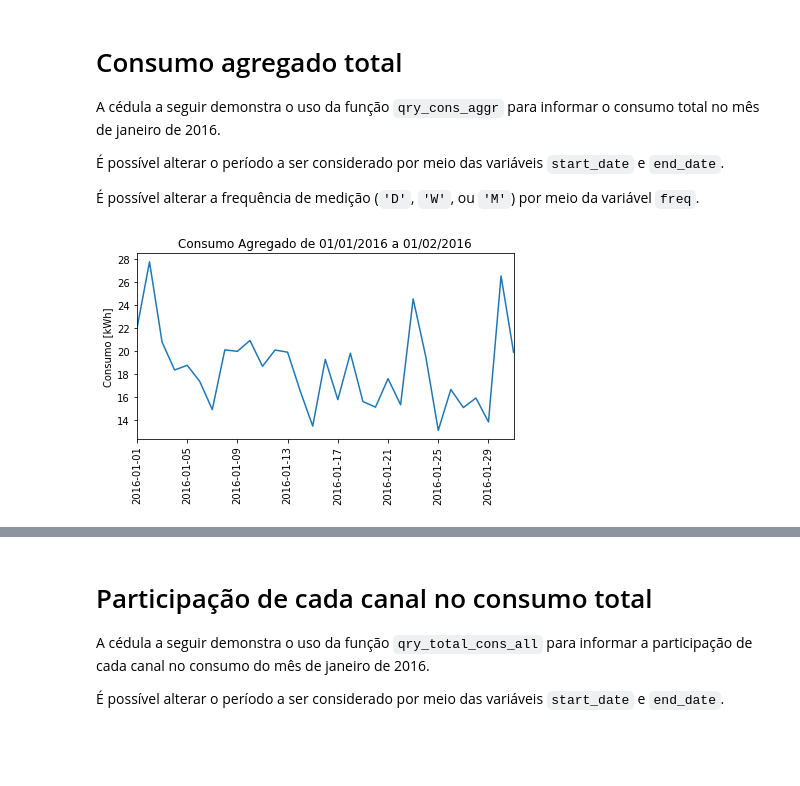
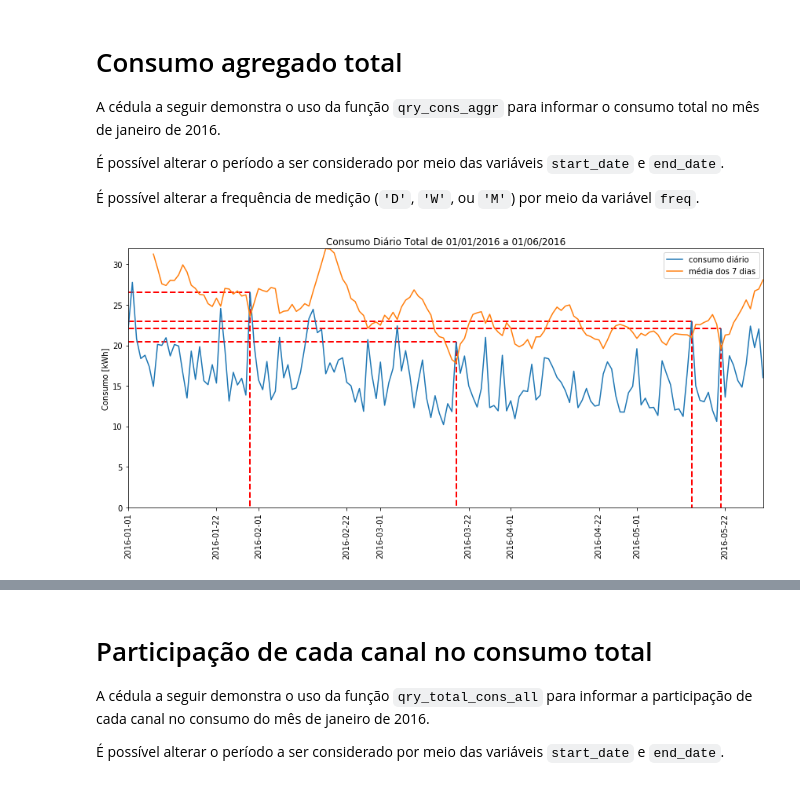
Before and after one commit to tiagoyukio12/TCC-2019, a Jupyter notebook: info_vis.ipynb, the cells around one changed output, grey strips where cells are left out. Drawn from its saved outputs; the diff is of its cells as text; code cells hidden in the pictures; blank space fills up the shorter version.

```diff
--- a/info_vis.ipynb
+++ b/info_vis.ipynb
@@ -312,35 +369,57 @@ def qry_cons_aggr(start, end, frequency):
         cons = cons.reset_index()
         cons = pd.concat([cons.t, cons.pot], axis=1)
         cons.columns = ['t', 'energy']
         cons.fillna(0)
 
         # Convert to kWh
         period_hours = 24 * period_days
         cons.energy = cons.energy * period_hours / 1e3
 
         aggr_cons['energy'] += cons.energy
 
     # Return query as csv string
     return aggr_cons.to_csv()
 
 
 # Plot daily consumption for each channel for all period available
 start_date = pd.to_datetime('2016-01-01')
-end_date = pd.to_datetime('2016-02-01')
+end_date = pd.to_datetime('2016-06-01')
 freq = 'D'
 
 # Convert query string to pandas.DataFrame
 query = qry_cons_aggr(start_date, end_date, freq)
 cons = pd.read_csv(StringIO(query), delimiter=',', header=0, usecols=[1, 2])
 cons.t = pd.to_datetime(cons.t)
 
+fig, ax = plt.subplots()
+
+# Warn when consumption too high
+avg_cons = []
+alert_cons = []
+alert_t = []
+rows, _ = cons.shape
+for i in range(6, rows):
+    avg_cons.append(1.5 * cons[i-6:i].energy.mean())
+    if cons.iloc[i].energy > avg_cons[-1]:
+        alert_cons.append(cons.iloc[i].energy)
+        alert_t.append(cons.iloc[i].t)
+        plt.plot([cons.iloc[i].t, cons.iloc[i].t], [cons.iloc[i].energy, 0], linestyle='dashed', color='red',
+                linewidth=2)
+        plt.plot([cons.iloc[0].t, cons.iloc[i].t], [cons.iloc[i].energy, cons.iloc[i].energy], linestyle='dashed', color='red',
+                linewidth=2)
+
 # Plot query results
-plt.plot(cons.t, cons.energy)
+plt.plot(cons.t, cons.energy, label='consumo diário')
+plt.plot(cons[6:].t, avg_cons, label='média dos 7 dias')
+plt.legend()
+#plt.plot([alert_t[0], alert_t[0]], [0, alert_cons[0]])
 plt.ylabel('Consumo [kWh]')
 plt.xticks(rotation=90)
-plt.title('Consumo Agregado de {} a {}'.format(start_date.strftime("%d/%m/%Y"), end_date.strftime("%d/%m/%Y")))
+plt.title('Consumo Diário Total de {} a {}'.format(start_date.strftime("%d/%m/%Y"), end_date.strftime("%d/%m/%Y")))
 plt.margins(x=0)
-plt.savefig('plot/visualizacao/mult_cons.png')
+plt.margins(y=0)
+fig.set_size_inches(12, 6)
+plt.savefig('plot/visualizacao/aggr_daily.png')
 plt.show()
 # %% [output]
-[figure, old version]
+[figure, new version]
```
Also changed, not shown: parts of 6 cells of this notebook.
